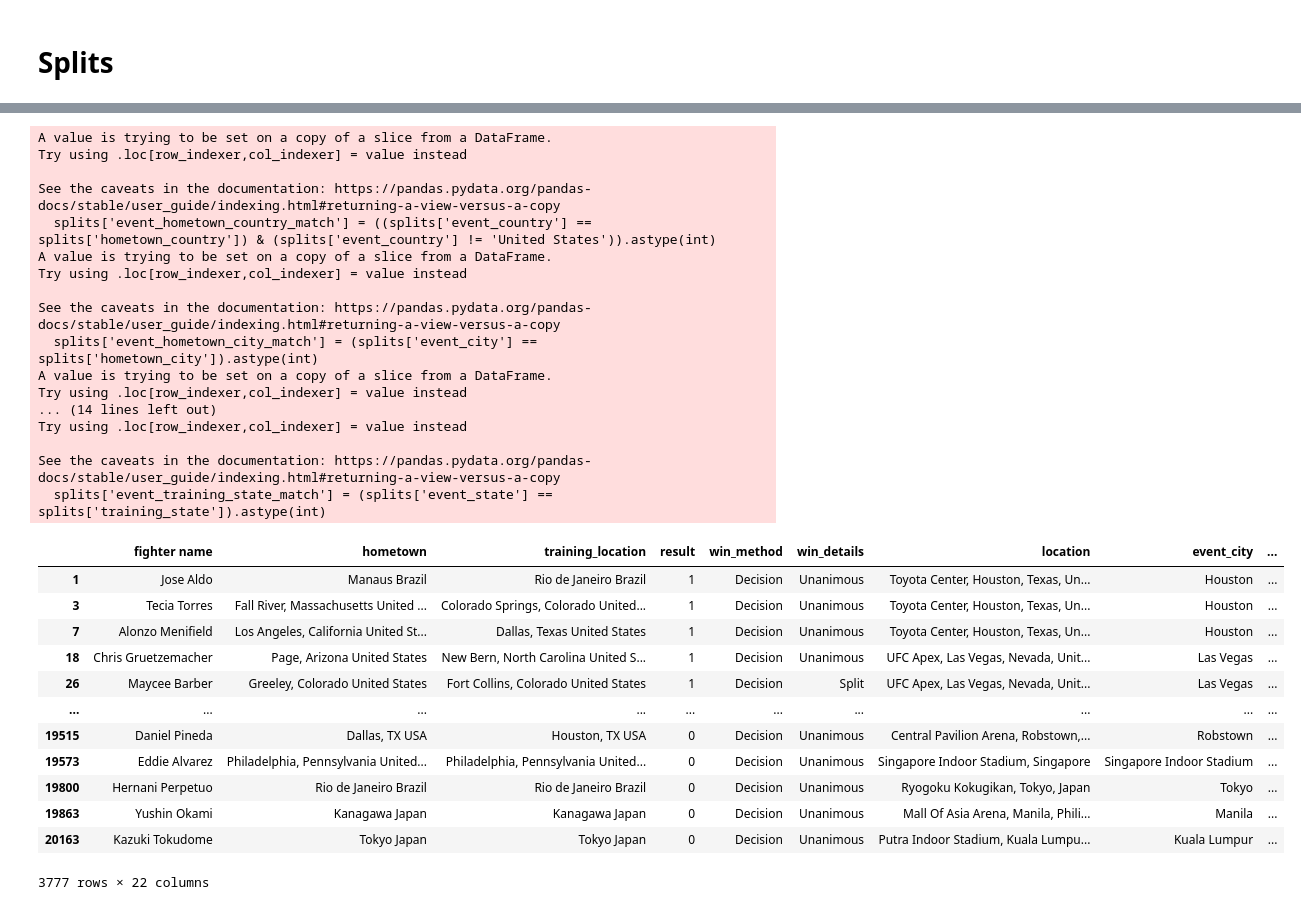
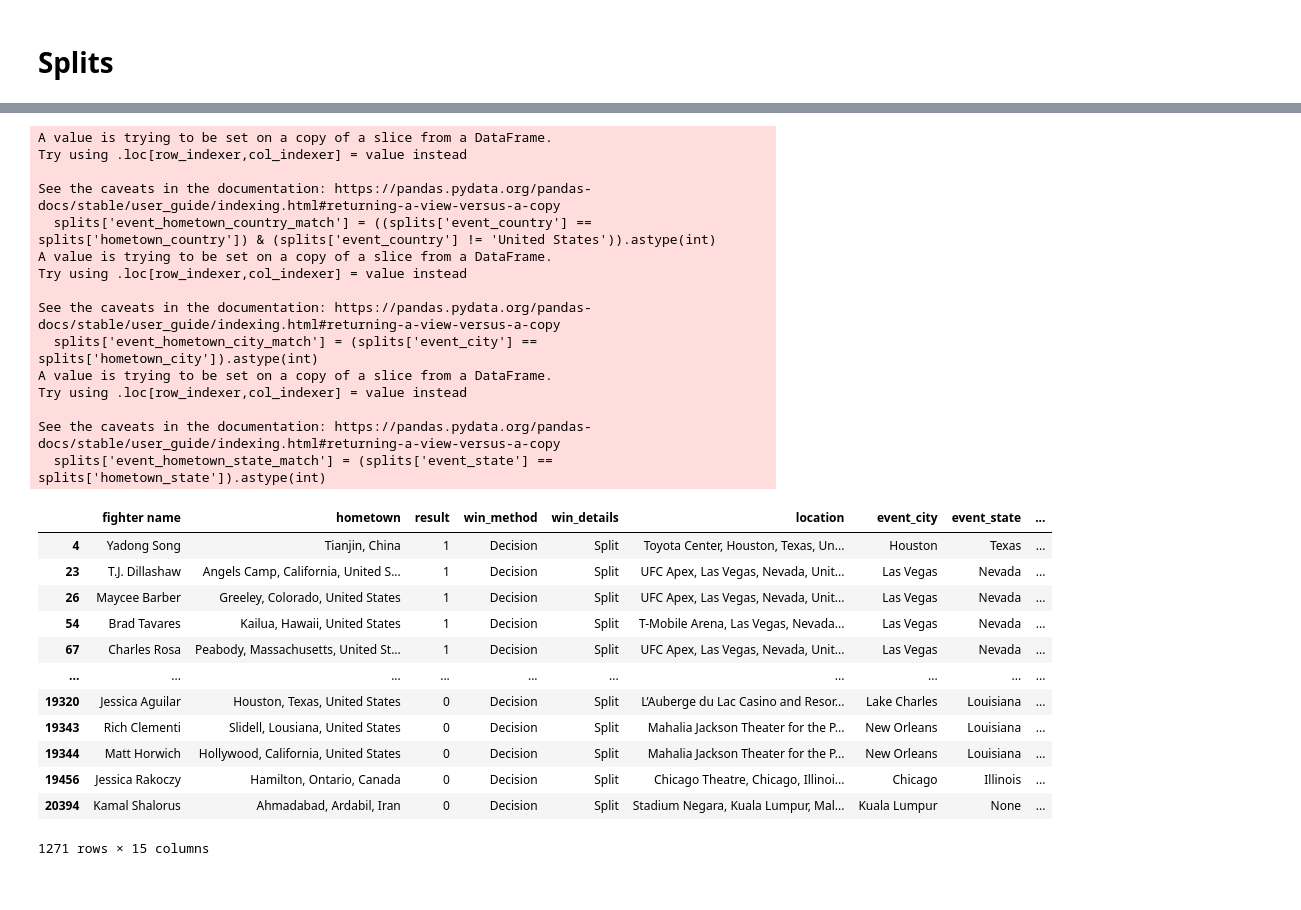
Before and after one commit to tstreet24/Sports, a Jupyter notebook: sports.ipynb, the cells around one changed output, grey strips where cells are left out. Saved outputs shown, nothing was run; the diff lists cells and outputs as text; code cells hidden in the pictures.

```diff
--- a/sports.ipynb
+++ b/sports.ipynb
@@ -76,17 +67,15 @@ Index(['url', 'event_title', 'organisation', 'date', 'location', 'match_nr',
 # %%
-fights = pd.merge(fights, grouped_df[['name', 'hometown', 'training_location']].rename(columns={
+fights = pd.merge(fights, hometown.rename(columns={
     'name': 'fighter1_name',
-    'hometown': 'fighter1_hometown',
-    'training_location': 'fighter1_training_location'
+    'hometown': 'fighter1_hometown'
 }), how='left', on='fighter1_name')
 
 # No need to drop 'name' here since we're not merging it in directly.
 
 # Merge for 'fighter2_name', similarly renaming columns to avoid duplication
-fights = pd.merge(fights, grouped_df[['name', 'hometown', 'training_location']].rename(columns={
+fights = pd.merge(fights, hometown.rename(columns={
     'name': 'fighter2_name',
-    'hometown': 'fighter2_hometown',
-    'training_location': 'fighter2_training_location'
+    'hometown': 'fighter2_hometown'
 }), how='left', on='fighter2_name')
 
 # After these operations, there shouldn't be any undesired duplicated columns, assuming all renames were accurate.
@@ -123,17 +100,15 @@ import pandas as pd
 # 'fighter1_result', 'fighter2_result']
 
 # Splitting 'final_df' into two parts, one for each fighter's perspective
-fighter1_df = final_df[['fighter1_name', 'fighter1_hometown', 'fighter1_training_location', 'fighter1_result', 'win_method', 'win_details', 'location']].rename(columns={
+fighter1_df = fights[['fighter1_name', 'fighter1_hometown', 'fighter1_result', 'win_method', 'win_details', 'location']].rename(columns={
     'fighter1_name': 'fighter name',
     'fighter1_hometown': 'hometown',
-    'fighter1_training_location': 'training_location',
     'fighter1_result': 'result'
 })
 
-fighter2_df = final_df[['fighter2_name', 'fighter2_hometown', 'fighter2_training_location', 'fighter2_result', 'win_method', 'win_details', 'location']].rename(columns={
+fighter2_df = fights[['fighter2_name', 'fighter2_hometown', 'fighter2_result', 'win_method', 'win_details', 'location']].rename(columns={
     'fighter2_name': 'fighter name',
     'fighter2_hometown': 'hometown',
-    'fighter2_training_location': 'training_location',
     'fighter2_result': 'result'
 })
 
@@ -313,18 +276,0 @@ newer_df.tail(10)
-# %%
-## CONVERT TRAINING LOCATION TO STRING
-
-# Convert 'training_location' to string
-newer_df['training_location'] = newer_df['training_location'].astype(str)
-
-# Now attempt to remove the first and last characters (brackets)
-newer_df['training_location'] = newer_df['training_location'].apply(
-    lambda x: x[1:-1] if x.startswith('[') and x.endswith(']') else x
-)
-
-# Remove leading and trailing single quotation marks from 'training_location'
-newer_df['training_location'] = newer_df['training_location'].apply(
-    lambda x: x[1:-1] if x.startswith("'") and x.endswith("'") else x
-)
-
-# Display the first 5 rows to verify the changes
-newer_df.head(5)
@@ -438,6 +305,6 @@ newer_df.tail(10)
 # %% [markdown]
 # Splits
 # %%
-splits = newer_df[newer_df['win_method'] == 'Decision']
+splits = newer_df[newer_df['win_details'] == 'Split']
 splits
 # %% [output]
@@ -509,53 +364,44 @@ See the caveats in the documentation: https://pandas.pydata.org/pandas-docs/stab
 # %%
 # For event and hometown country match-up (excluding USA)
 splits['event_hometown_country_match'] = ((splits['event_country'] == splits['hometown_country']) & (splits['event_country'] != 'United States')).astype(int)
 
 # For event and hometown city match-up
 splits['event_hometown_city_match'] = (splits['event_city'] == splits['hometown_city']).astype(int)
 
 # For event and hometown state match-up
 splits['event_hometown_state_match'] = (splits['event_state'] == splits['hometown_state']).astype(int)
-# For event and training country match-up (excluding USA)
-splits['event_training_country_match'] = ((splits['event_country'] == splits['training_country']) & (splits['event_country'] != 'United States')).astype(int)
 
-# For event and training city match-up
-splits['event_training_city_match'] = (splits['event_city'] == splits['training_city']).astype(int)
-
-# For event and training state match-up
-splits['event_training_state_match'] = (splits['event_state'] == splits['training_state']).astype(int)
 
 splits
 # %% [output]
 A value is trying to be set on a copy of a slice from a DataFrame.
 Try using .loc[row_indexer,col_indexer] = value instead
 
 See the caveats in the documentation: https://pandas.pydata.org/pandas-docs/stable/user_guide/indexing.html#returning-a-view-versus-a-copy
   splits['event_hometown_country_match'] = ((splits['event_country'] == splits['hometown_country']) & (splits['event_country'] != 'United States')).astype(int)
 A value is trying to be set on a copy of a slice from a DataFrame.
 Try using .loc[row_indexer,col_indexer] = value instead
 
 See the caveats in the documentation: https://pandas.pydata.org/pandas-docs/stable/user_guide/indexing.html#returning-a-view-versus-a-copy
   splits['event_hometown_city_match'] = (splits['event_city'] == splits['hometown_city']).astype(int)
 A value is trying to be set on a copy of a slice from a DataFrame.
 Try using .loc[row_indexer,col_indexer] = value instead
-... (14 lines left out)
-Try using .loc[row_indexer,col_indexer] = value instead
 
 See the caveats in the documentation: https://pandas.pydata.org/pandas-docs/stable/user_guide/indexing.html#returning-a-view-versus-a-copy
-  splits['event_training_state_match'] = (splits['event_state'] == splits['training_state']).astype(int)
+  splits['event_hometown_state_match'] = (splits['event_state'] == splits['hometown_state']).astype(int)
-|  | fighter name | hometown | training_location | result | win_method | win_details | location | event_city | ... |
-| 1 | Jose Aldo | Manaus Brazil | Rio de Janeiro Brazil | 1 | Decision | Unanimous | Toyota Center, Houston, Texas, Un... | Houston | ... |
-| 3 | Tecia Torres | Fall River, Massachusetts United ... | Colorado Springs, Colorado United... | 1 | Decision | Unanimous | Toyota Center, Houston, Texas, Un... | Houston | ... |
-| 7 | Alonzo Menifield | Los Angeles, California United St... | Dallas, Texas United States | 1 | Decision | Unanimous | Toyota Center, Houston, Texas, Un... | Houston | ... |
-| 18 | Chris Gruetzemacher | Page, Arizona United States | New Bern, North Carolina United S... | 1 | Decision | Unanimous | UFC Apex, Las Vegas, Nevada, Unit... | Las Vegas | ... |
-| 26 | Maycee Barber | Greeley, Colorado United States | Fort Collins, Colorado United States | 1 | Decision | Split | UFC Apex, Las Vegas, Nevada, Unit... | Las Vegas | ... |
+|  | fighter name | hometown | result | win_method | win_details | location | event_city | event_state | ... |
+| 4 | Yadong Song | Tianjin, China | 1 | Decision | Split | Toyota Center, Houston, Texas, Un... | Houston | Texas | ... |
+| 23 | T.J. Dillashaw | Angels Camp, California, United S... | 1 | Decision | Split | UFC Apex, Las Vegas, Nevada, Unit... | Las Vegas | Nevada | ... |
+| 26 | Maycee Barber | Greeley, Colorado, United States | 1 | Decision | Split | UFC Apex, Las Vegas, Nevada, Unit... | Las Vegas | Nevada | ... |
+| 54 | Brad Tavares | Kailua, Hawaii, United States | 1 | Decision | Split | T-Mobile Arena, Las Vegas, Nevada... | Las Vegas | Nevada | ... |
+| 67 | Charles Rosa | Peabody, Massachusetts, United St... | 1 | Decision | Split | UFC Apex, Las Vegas, Nevada, Unit... | Las Vegas | Nevada | ... |
 | ... | ... | ... | ... | ... | ... | ... | ... | ... | ... |
-| 19515 | Daniel Pineda | Dallas, TX USA | Houston, TX USA | 0 | Decision | Unanimous | Central Pavilion Arena, Robstown,... | Robstown | ... |
-| 19573 | Eddie Alvarez | Philadelphia, Pennsylvania United... | Philadelphia, Pennsylvania United... | 0 | Decision | Unanimous | Singapore Indoor Stadium, Singapore | Singapore Indoor Stadium | ... |
-| 19800 | Hernani Perpetuo | Rio de Janeiro Brazil | Rio de Janeiro Brazil | 0 | Decision | Unanimous | Ryogoku Kokugikan, Tokyo, Japan | Tokyo | ... |
-| 19863 | Yushin Okami | Kanagawa Japan | Kanagawa Japan | 0 | Decision | Unanimous | Mall Of Asia Arena, Manila, Phili... | Manila | ... |
-| 20163 | Kazuki Tokudome | Tokyo Japan | Tokyo Japan | 0 | Decision | Unanimous | Putra Indoor Stadium, Kuala Lumpu... | Kuala Lumpur | ... |
+| 19320 | Jessica Aguilar | Houston, Texas, United States | 0 | Decision | Split | L’Auberge du Lac Casino and Resor... | Lake Charles | Louisiana | ... |
+| 19343 | Rich Clementi | Slidell, Lousiana, United States | 0 | Decision | Split | Mahalia Jackson Theater for the P... | New Orleans | Louisiana | ... |
+| 19344 | Matt Horwich | Hollywood, California, United States | 0 | Decision | Split | Mahalia Jackson Theater for the P... | New Orleans | Louisiana | ... |
+| 19456 | Jessica Rakoczy | Hamilton, Ontario, Canada | 0 | Decision | Split | Chicago Theatre, Chicago, Illinoi... | Chicago | Illinois | ... |
+| 20394 | Kamal Shalorus | Ahmadabad, Ardabil, Iran | 0 | Decision | Split | Stadium Negara, Kuala Lumpur, Mal... | Kuala Lumpur | None | ... |
-3777 rows × 22 columns
+1271 rows × 15 columns
 # %%
 import statsmodels.api as sm
 
```
Also changed, not shown: parts of 32 cells of this notebook.
